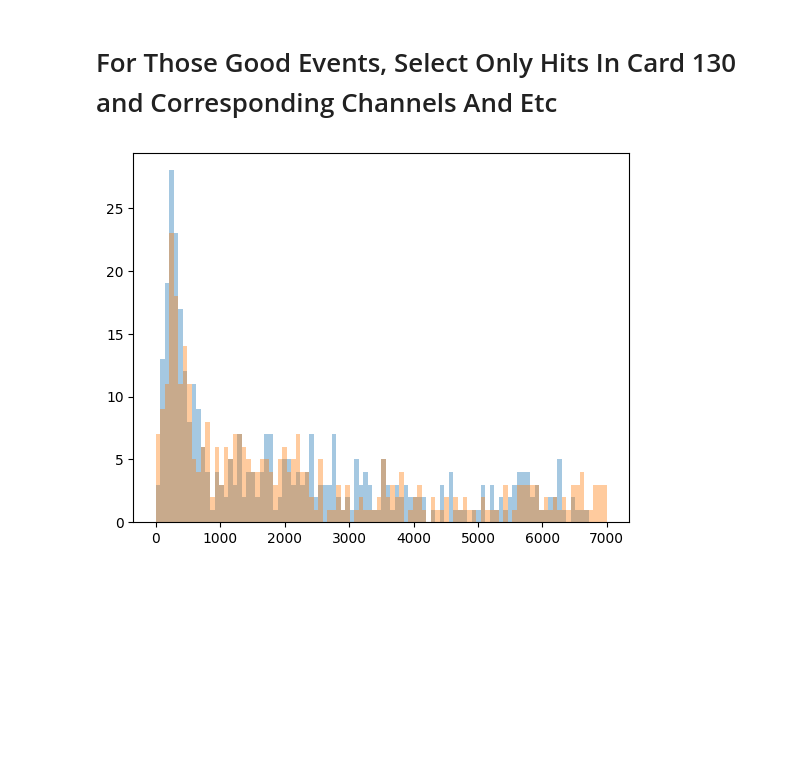
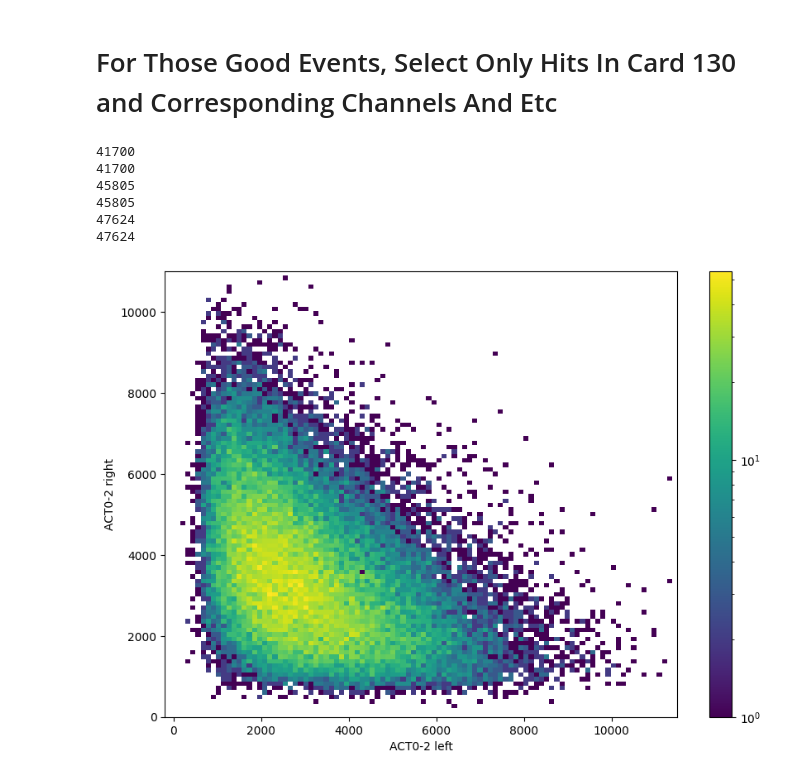
Before and after one commit to elenaramos44/WCTE_BRB_Data_Analysis, a Jupyter notebook: brb_vme_data_checks.ipynb, the cells around one changed output. Saved outputs shown, nothing was run; the diff lists cells and outputs as text; code cells hidden in the pictures; blank space fills up the shorter version.

```diff
--- a/brb_vme_data_checks.ipynb
+++ b/brb_vme_data_checks.ipynb
@@ -87 +88,10 @@ def selectec_good_events(part_file):
+# %%
+def select_good_parts(parts):
+    good_parts = []
+    for part_file in parts:
+        tree = uproot.open(run_files[part_file]+":WCTEReadoutWindows")
+        if np.any(tree["event_number"].array()):
+            good_parts.append(part_file)
+
+    return good_parts
 # %%
@@ -173,8 +167,43 @@ file_hit_charges_T01L, file_hit_charges_T01R = select_charges_for_beam_monitor(g
-# %%
-plt.hist(file_hit_charges_ACT4L, bins=100, alpha=0.4, range=(0, 7000));
-plt.hist(file_hit_charges_ACT4R, bins=100, alpha=0.4, range=(0, 7000));
-# %% [output]
-[figure, removed]
+# %%
+# ACT0
+ACT0L_charges = ak.flatten(ACT0L_charges)
+ACT0R_charges = ak.flatten(ACT0R_charges)
+ACT0L_charges = np.asarray(ACT0L_charges)
+ACT0R_charges = np.asarray(ACT0R_charges)
+print(len(ACT0L_charges))
+print(len(ACT0R_charges))
+# ACT1
+ACT1L_charges = ak.flatten(ACT1L_charges)
+ACT1R_charges = ak.flatten(ACT1R_charges)
+ACT1L_charges = np.asarray(ACT1L_charges)
+ACT1R_charges = np.asarray(ACT1R_charges)
+print(len(ACT1L_charges))
+print(len(ACT1R_charges))
+# ACT2
+ACT2L_charges = ak.flatten(ACT2L_charges)
+ACT2R_charges = ak.flatten(ACT2R_charges)
+ACT2L_charges = np.asarray(ACT2L_charges)
+ACT2R_charges = np.asarray(ACT2R_charges)
+print(len(ACT2L_charges))
+print(len(ACT2R_charges))
+# %% [output]
+41700
+41700
+45805
+45805
+47624
+47624
+# %%
+ACTL = [i+j+k for (i,j,k) in zip(ACT0L_charges, ACT1L_charges, ACT2L_charges)]
+ACTR = [i+j+k for (i,j,k) in zip(ACT0R_charges, ACT1R_charges, ACT2R_charges)]
+# %%
+fig = plt.figure(figsize=(10,7))
+h = plt.hist2d(ACTL, ACTR, bins=(100, 100), norm="log", range=((-200, 11500), (0, 11000)));
+plt.colorbar(h[3]);
+plt.ylabel("ACT0-2 right");
+plt.xlabel("ACT0-2 left");
+# %% [output]
+[figure, added]
 # %%
 ACT3L_charge = []
 ACT3R_charge = []
```
Also changed, not shown: parts of 19 cells of this notebook.
